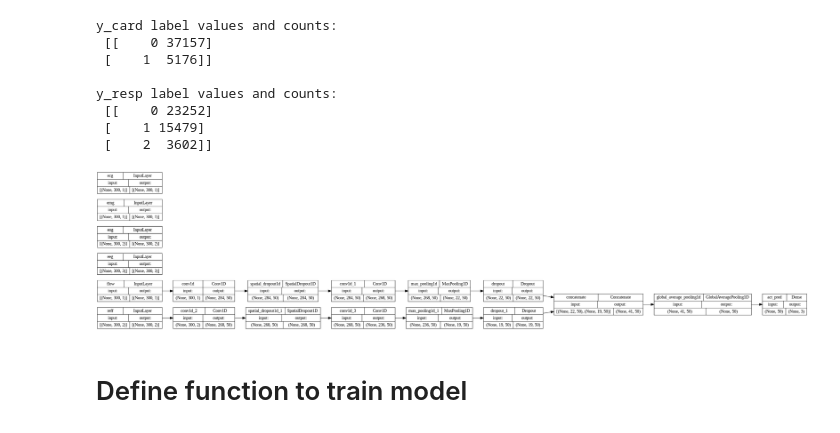
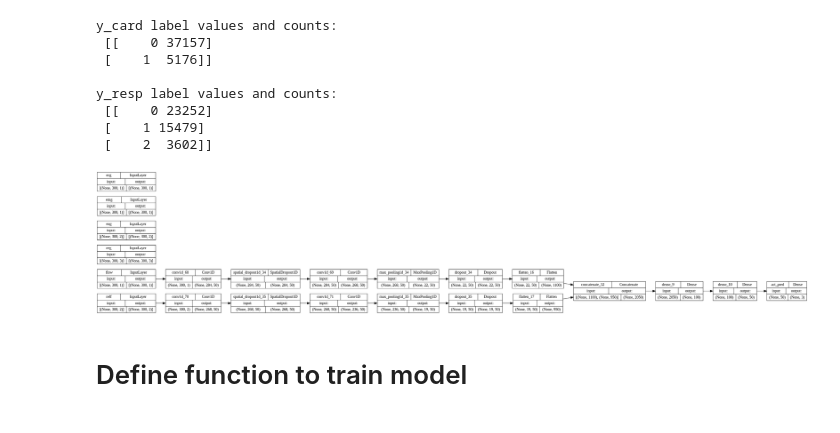
Before and after one commit to imics-lab/multi-output-psg, a Jupyter notebook: Resp_Evaluate_Model_PSG-Audio.ipynb, the cells around one changed output. Saved outputs shown, nothing was run; the diff lists cells and outputs as text; code cells hidden in the pictures.

Commit message:
two dense layers instead of GlobAvgPool macro f1 = 63%

```diff
--- a/Resp_Evaluate_Model_PSG-Audio.ipynb
+++ b/Resp_Evaluate_Model_PSG-Audio.ipynb
@@ -178,36 +178,44 @@ def build_model(X_all_dict,y_all_dict):
     emg_input = keras.Input(shape = (X_all_dict['emg'].shape[1], X_all_dict['emg'].shape[2]), name = "emg")
     ecg_input = keras.Input(shape = (X_all_dict['ecg'].shape[1], X_all_dict['ecg'].shape[2]), name = "ecg")
     flow_input = keras.Input(shape = (X_all_dict['flow'].shape[1], X_all_dict['flow'].shape[2]), name = "flow")
     reff_input = keras.Input(shape = (X_all_dict['reff'].shape[1], X_all_dict['reff'].shape[2]), name = "reff")
 
     c = layers.Conv1D(filters=50, kernel_size=17, activation='relu')(flow_input)
     c = layers.SpatialDropout1D(0.25)(c)
     c = layers.Conv1D(filters=50, kernel_size=17, activation='relu')(c)
     c = layers.MaxPooling1D(pool_size=12)(c)
     c = layers.Dropout(0.25)(c)
 
     d = layers.Conv1D(filters=50, kernel_size=33, activation='relu')(reff_input)
     d = layers.SpatialDropout1D(0.25)(d)
     d = layers.Conv1D(filters=50, kernel_size=33, activation='relu')(d)
     d = layers.MaxPooling1D(pool_size=12)(d)
     d = layers.Dropout(0.25)(d)
 
-    merged = layers.Concatenate(axis=1)([c, d])
-    merged = layers.GlobalAveragePooling1D()(merged)
+    #merged = layers.Concatenate(axis=1)([c, d])
+    #merged = layers.GlobalAveragePooling1D()(merged)
+
+    c = layers.Flatten()(c) # must pass tensor not as arg
+    d = layers.Flatten()(d)
+
+    merged = layers.Concatenate(axis=-1)([c,d])
+    merged = layers.Dense(100, activation='relu')(merged)
+    merged = layers.Dense(50, activation='relu')(merged)
+
     #n_outputs = y_resp.shape[1]
     n_outputs = 3 # just to test other items - need one-hot in model
     pred = layers.Dense(n_outputs, activation='softmax', name='act_pred')(merged)
 
     model = keras.Model([eeg_input, eog_input, emg_input, ecg_input, flow_input, reff_input],
                         pred)
     return model
 if interactive:
     my_model = build_model(X_all_dict, y_all_dict)
     # model.summary()
     # pass rankdir="LR" to plot_model to display sideways
     display(keras.utils.plot_model(my_model, "my_model.png", show_shapes=True, rankdir = "LR"))
 # %% [output]
-[figure, old version]
+[figure, new version]
 # %% [markdown]
 # Define function to train model
 # %%
```
Also changed, not shown: parts of 2 cells of this notebook.
